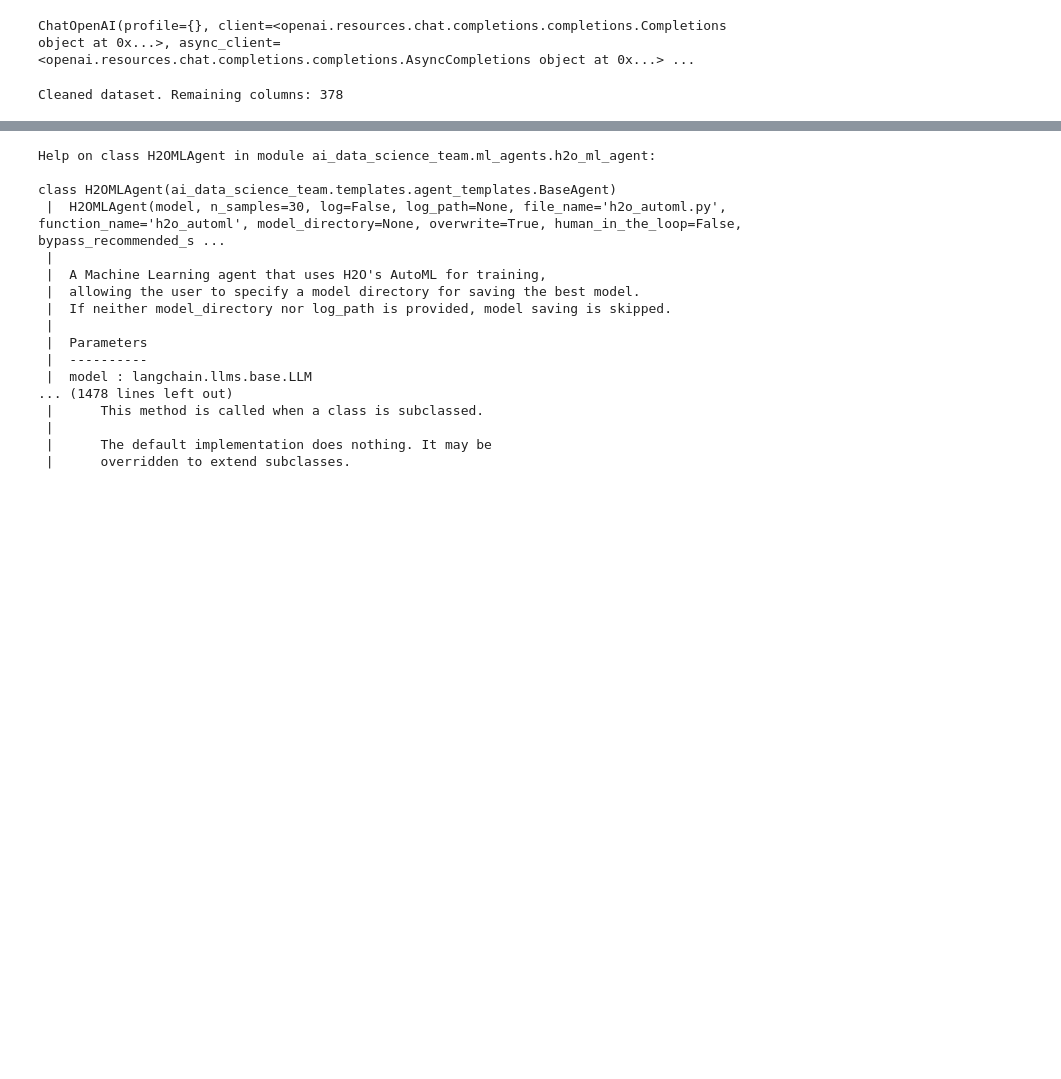
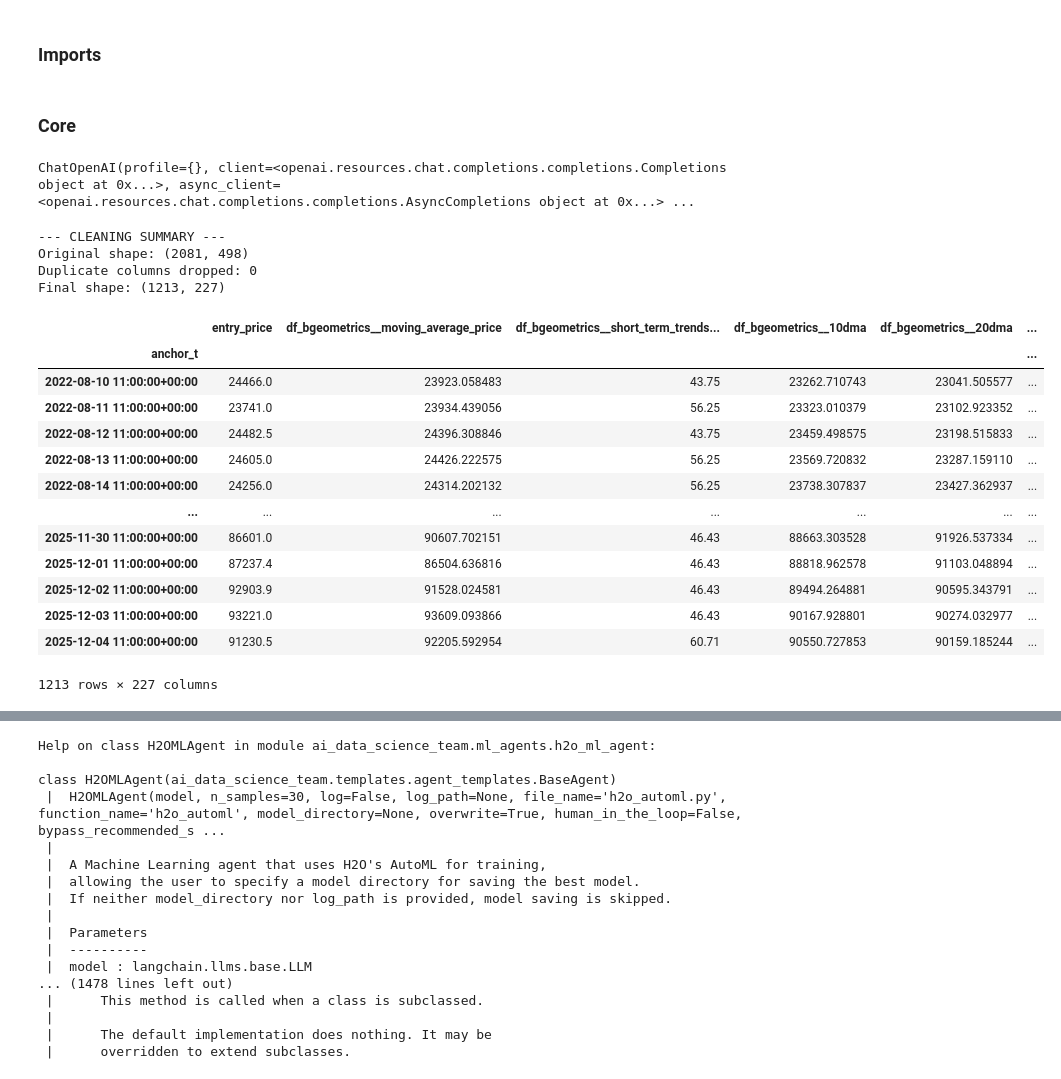
Before and after one commit to AleImbri/Forecasting-BTC-with-ai-data-science-team, a Jupyter notebook: main.ipynb, the cells around one changed output, grey strips where cells are left out. Cells and saved outputs as stored; diff of their text form; code cells hidden in the pictures; blank space fills up the shorter version.

```diff
--- a/main.ipynb
+++ b/main.ipynb
@@ -1,3 +1,5 @@
+# %% [markdown]
+### Imports
 # %%
 import os
 import pandas as pd
@@ -6,6 +8,8 @@ import h2o
 from dotenv import load_dotenv
 from langchain_openai import ChatOpenAI
 from ai_data_science_team.ml_agents import H2OMLAgent
+# %% [markdown]
+### Core
 # %%
 # 1.0 LOADING VARIABLES AND GROQ CONFIGURATION
 load_dotenv()
@@ -25,31 +29,86 @@ ChatOpenAI(profile={}, client=<openai.resources.chat.completions.completions.Com
 # %%
 # 2.0 PATHS AND DATA
 PATH_ROOT = "btc_forecast/"
 MODEL_PATH = os.path.join(os.getcwd(), PATH_ROOT, "h2o_models/")
 LOG_PATH = os.path.join(os.getcwd(), PATH_ROOT, "ai_logs/")
+MODEL_PATH_RETRAINING = os.path.join(os.getcwd(), PATH_ROOT, "h2o_models_retraining/")
+LOG_PATH_RETRAINING = os.path.join(os.getcwd(), PATH_ROOT, "ai_logs_retraining/")
 os.makedirs(MODEL_PATH, exist_ok=True)
 os.makedirs(LOG_PATH, exist_ok=True)
+os.makedirs(MODEL_PATH_RETRAINING, exist_ok=True)
+os.makedirs(LOG_PATH_RETRAINING, exist_ok=True)
 
-df = pd.read_csv("data/all_together/dataset_X_and_y_mfe_log.csv", low_memory=False)
+df_orig = pd.read_csv("data/all_together/dataset_X_and_y_mfe_log.csv", low_memory=False)
+df_orig.set_index("anchor_t", inplace=True)
+df_orig.index = pd.to_datetime(df_orig.index)
 
 # --- NEW PREVENTIVE CLEANING ---
 # Remove problematic columns
-cols_to_drop = ['anchor_t', 'df_macroeconomic_data__DowJones_Volume_yf']
-df = df.drop(columns=[c for c in cols_to_drop if c in df.columns])
+cols_to_drop = ['df_macroeconomic_data__DowJones_Volume_yf'] + [c for c in df_orig.columns if "bitcoin_data" in c]
+df = df_orig.drop(columns=[c for c in cols_to_drop if c in df_orig.columns])
 
 # FORCE EVERYTHING TO NUMERIC: This avoids NullPointerException in H2O
 for col in df.columns:
     df[col] = pd.to_numeric(df[col], errors='coerce')
 
 # 1. Infinite Management: Replace Inf with NaN
 df = df.replace([np.inf, -np.inf], np.nan)
 # 2. Remove columns with too many missing values (e.g., over 50% NaN)
 # This greatly helps GLM stability
 threshold = len(df) * 0.5
 df = df.dropna(thresh=threshold, axis=1)
+# 3. Drop identical columns
+duplicates_map = {}
+for col in df.columns:
+    # Use tuple of values as key to identify identical columns
+    vals = tuple(df[col])
+    if vals not in duplicates_map:
+        duplicates_map[vals] = []
+    duplicates_map[vals].append(col)
 
-# Remove columns with only one unique value (constants) or all NaN after conversion
-df = df.loc[:, df.nunique() > 1]
-print(f"Cleaned dataset. Remaining columns: {len(df.columns)}")
+# 4. ffill and remove initial NaNs
+df = df.ffill()
+df = df.dropna()
+
+assert (df.index.max() - df.index.min()).days + 1 == len(df), "Index is not continuous"
+
+cols_to_keep = []
+for names in duplicates_map.values():
+    # Priority: keep 'bgeometrics' if present, then 'bitcoin_data', else the first one
+    bgeo = [n for n in names if "bgeometrics" in n]
+    bdata = [n for n in names if "bitcoin_data" in n]
+    if bgeo:
+        cols_to_keep.append(bgeo[0])
+    elif bdata:
+        cols_to_keep.append(bdata[0])
+    else:
+        cols_to_keep.append(names[0])
+
+# Drop duplicate columns
+df = df[cols_to_keep]
+
+print("\n--- CLEANING SUMMARY ---")
+print(f"Original shape: {df_orig.shape}")
+print(f"Duplicate columns dropped: {len(duplicates_map) - len(cols_to_keep)}")
+print(f"Final shape: {df.shape}")
+
+df
 # %% [output]
-Cleaned dataset. Remaining columns: 378
+--- CLEANING SUMMARY ---
+Original shape: (2081, 498)
+Duplicate columns dropped: 0
+Final shape: (1213, 227)
+|  | entry_price | df_bgeometrics__moving_average_price | df_bgeometrics__short_term_trends... | df_bgeometrics__10dma | df_bgeometrics__20dma | ... |
+| anchor_t |  |  |  |  |  | ... |
+| 2022-08-10 11:00:00+00:00 | 24466.0 | 23923.058483 | 43.75 | 23262.710743 | 23041.505577 | ... |
+| 2022-08-11 11:00:00+00:00 | 23741.0 | 23934.439056 | 56.25 | 23323.010379 | 23102.923352 | ... |
+| 2022-08-12 11:00:00+00:00 | 24482.5 | 24396.308846 | 43.75 | 23459.498575 | 23198.515833 | ... |
+| 2022-08-13 11:00:00+00:00 | 24605.0 | 24426.222575 | 56.25 | 23569.720832 | 23287.159110 | ... |
+| 2022-08-14 11:00:00+00:00 | 24256.0 | 24314.202132 | 56.25 | 23738.307837 | 23427.362937 | ... |
+| ... | ... | ... | ... | ... | ... | ... |
+| 2025-11-30 11:00:00+00:00 | 86601.0 | 90607.702151 | 46.43 | 88663.303528 | 91926.537334 | ... |
+| 2025-12-01 11:00:00+00:00 | 87237.4 | 86504.636816 | 46.43 | 88818.962578 | 91103.048894 | ... |
+| 2025-12-02 11:00:00+00:00 | 92903.9 | 91528.024581 | 46.43 | 89494.264881 | 90595.343791 | ... |
+| 2025-12-03 11:00:00+00:00 | 93221.0 | 93609.093866 | 46.43 | 90167.928801 | 90274.032977 | ... |
+| 2025-12-04 11:00:00+00:00 | 91230.5 | 92205.592954 | 60.71 | 90550.727853 | 90159.185244 | ... |
+1213 rows × 227 columns
```
Also changed, not shown: parts of 24 cells of this notebook.
